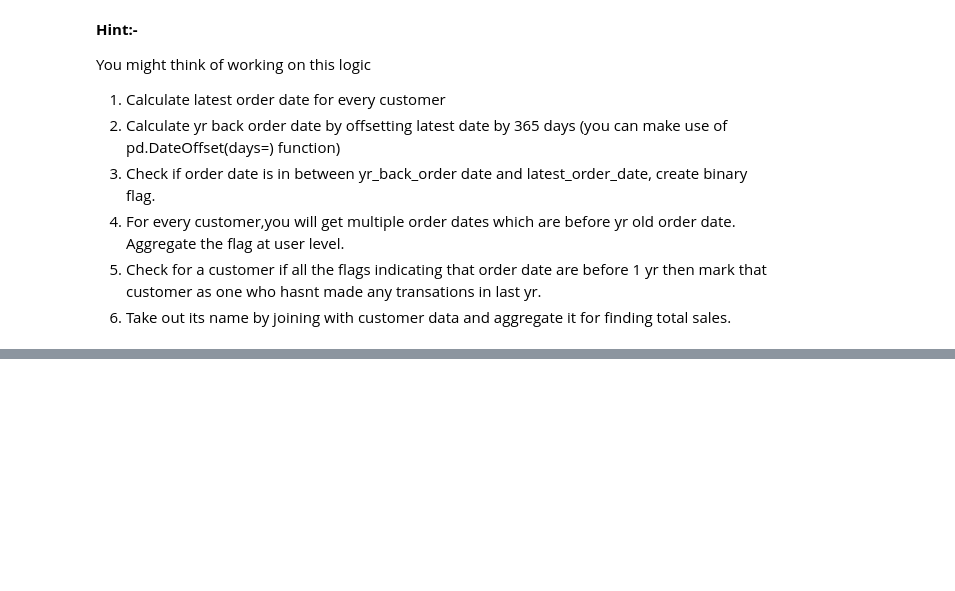
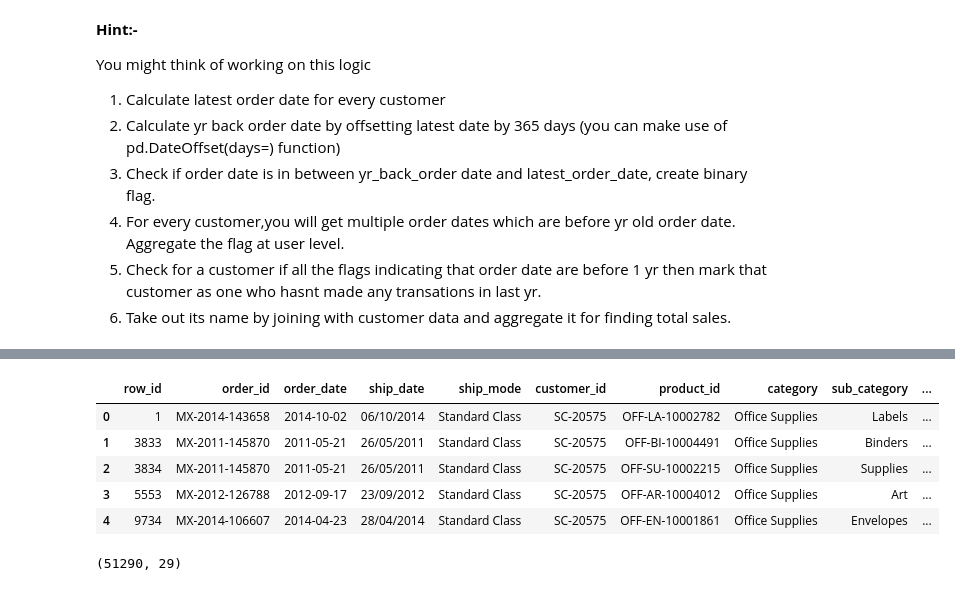
Before and after one commit to dennislamcv1/FractalDS, a Jupyter notebook: Python for Data Science/GA_M02 Nov 2023.ipynb, the cells around one changed output, grey strips where cells are left out. Saved outputs shown, nothing was run; the diff lists cells and outputs as text; code cells hidden in the pictures; blank space fills up the shorter version.

```diff
--- a/Python for Data Science/GA_M02 Nov 2023.ipynb
+++ b/Python for Data Science/GA_M02 Nov 2023.ipynb
@@ -261,3 +438,9 @@ You might think of working on this logic
 4. For every customer,you will get multiple order dates which are before yr old order date. Aggregate the flag at user level.
 5. Check for a customer if all the flags indicating that order date are before 1 yr then mark that customer as one who hasnt made any transations in last yr.
 6. Take out its name by joining with customer data and aggregate it for finding total sales.
+# %%
+# Group by customer_id and consider the latest order_date
+purchase_date = sales.groupby('customer_id')['order_date'].max().reset_index()
+purchase_date.rename(columns={'order_date': 'latest_purchase_date'}, inplace=True)
+
+purchase_date.head()
@@ -263,0 +454,4 @@ You might think of working on this logic
+# %%
+# Calculate 'yr_back_order_date' by offsetting the latest_purchase_date by 365 days
+purchase_date['yr_back_order_date'] = purchase_date['latest_purchase_date'] - pd.DateOffset(days=365)
+purchase_date.head()
@@ -263,0 +465,4 @@ You might think of working on this logic
+# %%
+# Offset the latest_purchase_date by 1 more day to avoid intersection with the latest_order_date
+purchase_date['latest_purchase_date'] = purchase_date['latest_purchase_date'] + pd.DateOffset(days=1)
+purchase_date.head()
@@ -263,0 +476,15 @@ You might think of working on this logic
+# %%
+# Merge purchase_date with the original sales data
+sales = sales.merge(purchase_date, on='customer_id', how='left')
+sales.head()
+# %% [output]
+|  | row_id | order_id | order_date | ship_date | ship_mode | customer_id | product_id | category | sub_category | ... |
+| 0 | 1 | MX-2014-143658 | 2014-10-02 | 06/10/2014 | Standard Class | SC-20575 | OFF-LA-10002782 | Office Supplies | Labels | ... |
+| 1 | 3833 | MX-2011-145870 | 2011-05-21 | 26/05/2011 | Standard Class | SC-20575 | OFF-BI-10004491 | Office Supplies | Binders | ... |
+| 2 | 3834 | MX-2011-145870 | 2011-05-21 | 26/05/2011 | Standard Class | SC-20575 | OFF-SU-10002215 | Office Supplies | Supplies | ... |
+| 3 | 5553 | MX-2012-126788 | 2012-09-17 | 23/09/2012 | Standard Class | SC-20575 | OFF-AR-10004012 | Office Supplies | Art | ... |
+| 4 | 9734 | MX-2014-106607 | 2014-04-23 | 28/04/2014 | Standard Class | SC-20575 | OFF-EN-10001861 | Office Supplies | Envelopes | ... |
+# %%
+sales.shape
+# %% [output]
+(51290, 29)
```
Also changed, not shown: parts of 47 cells of this notebook, 3 other files.
